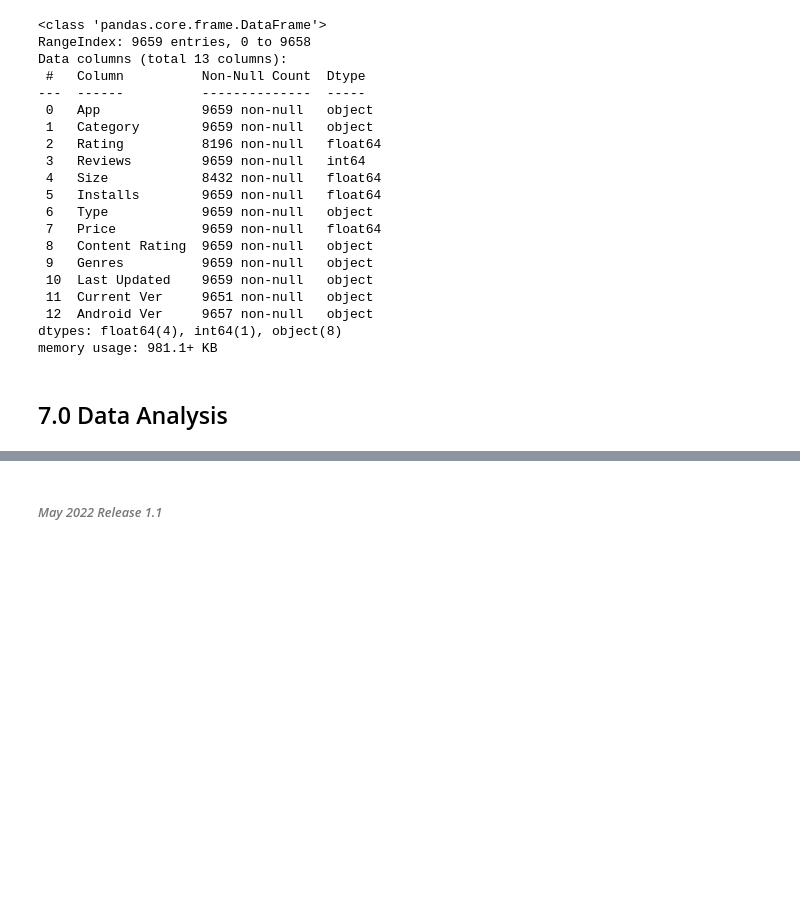
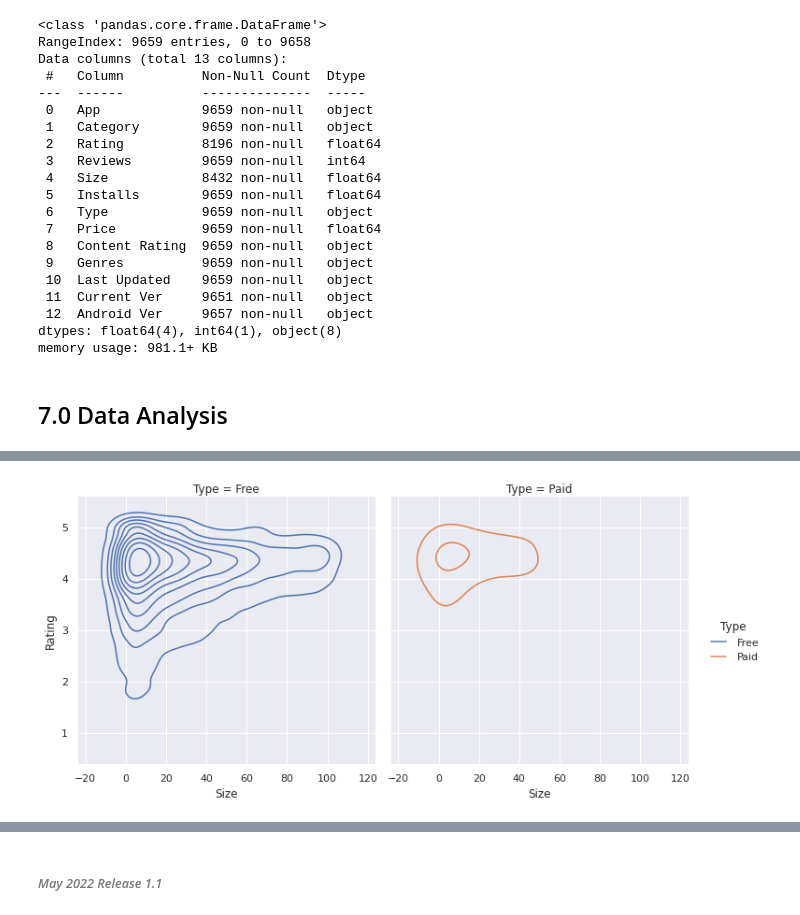
Before and after one commit to EMGuyant/google-play-apps, a Jupyter notebook: google_play_apps.ipynb, the cells around one changed output, grey strips where cells are left out. Cells and saved outputs as stored; diff of their text form; code cells hidden in the pictures; blank space fills up the shorter version.

```diff
--- a/google_play_apps.ipynb
+++ b/google_play_apps.ipynb
@@ -203,0 +215,4 @@ memory usage: 981.1+ KB
+# %%
+plot = sns.displot(data=apps_price_size, x='Size', y='Rating', kind='kde', col='Type', hue='Type')
+# %% [output]
+[figure, added]
```
Also changed, not shown: parts of 30 cells of this notebook.
